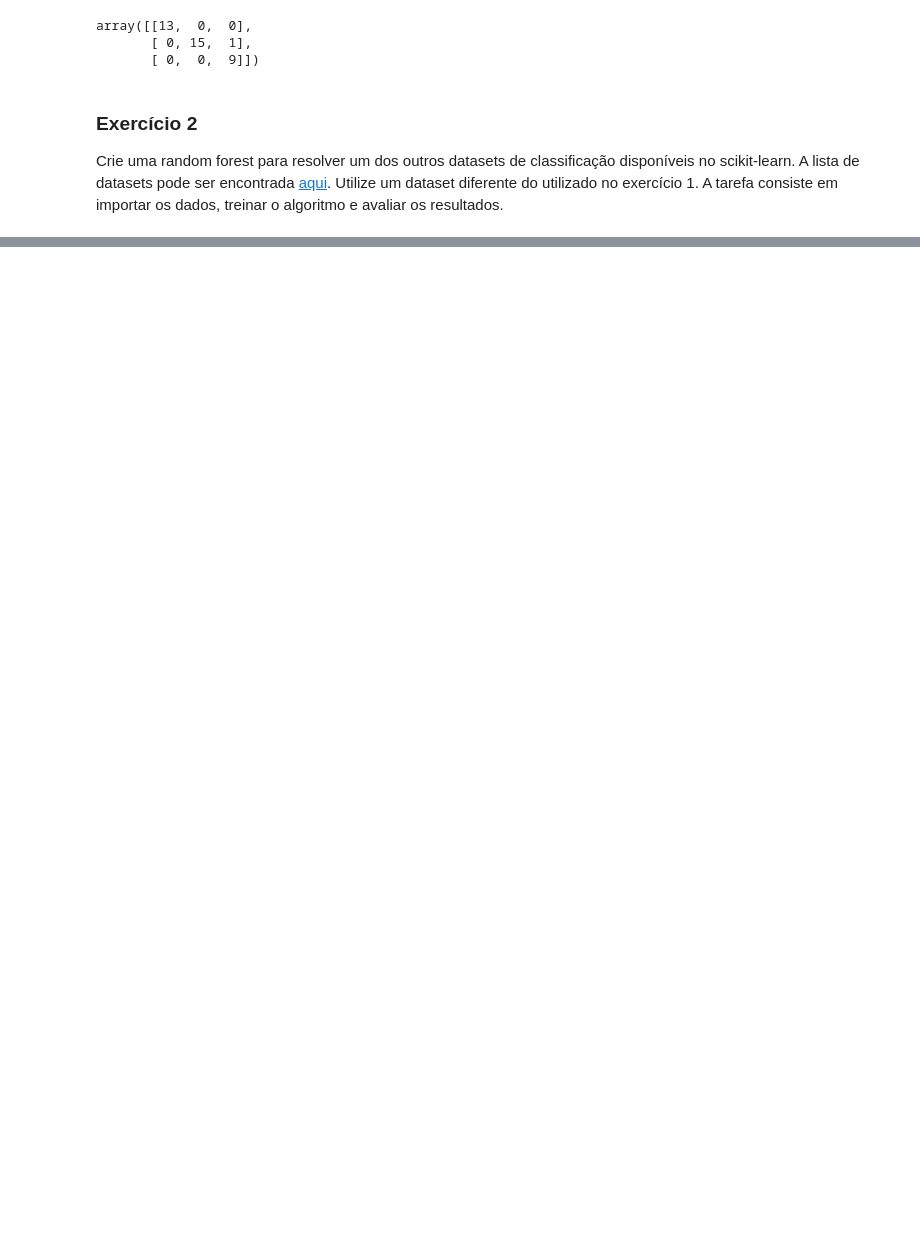
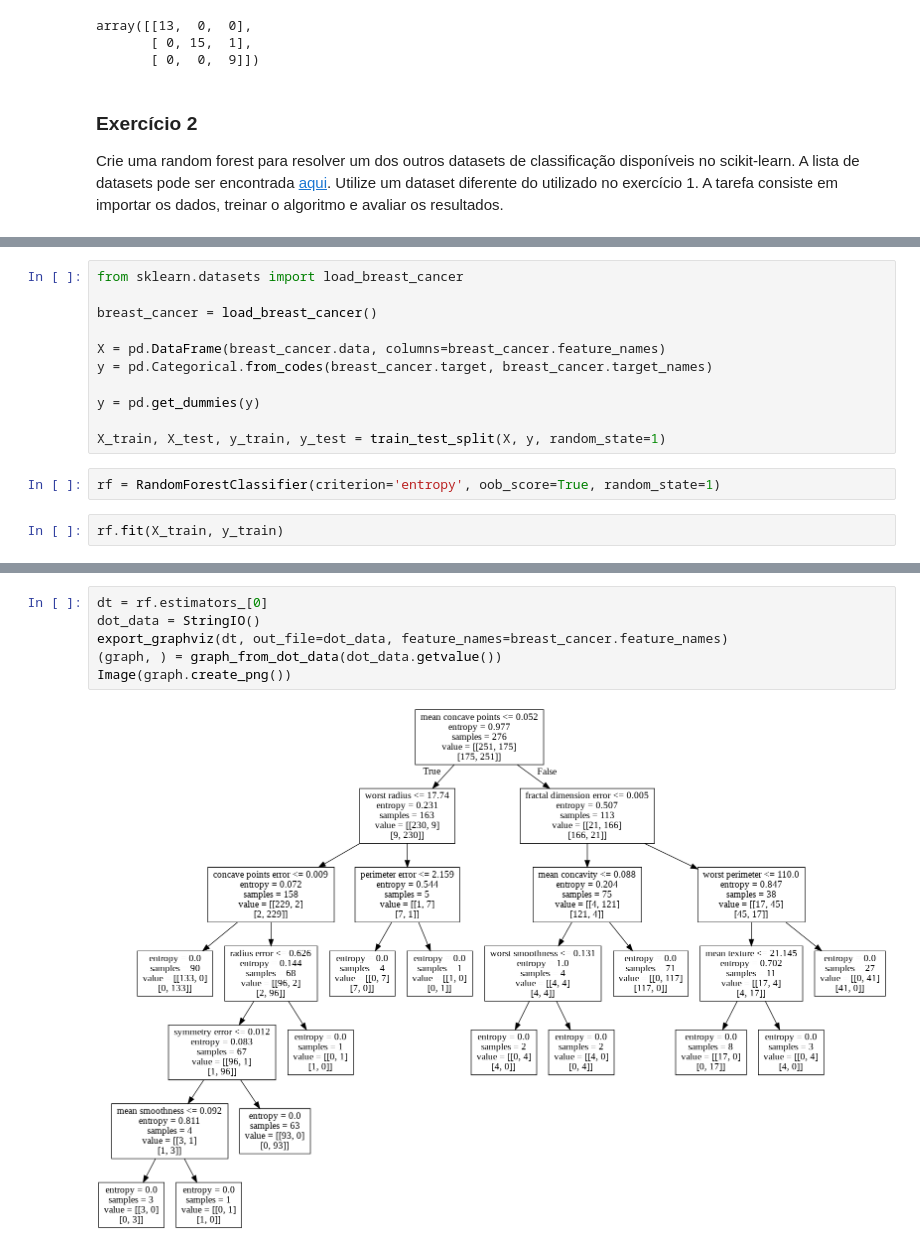
Before and after one commit to gabcastro/Unisinos-IA-Exercicios, a Jupyter notebook: aula-10/Aula_10.ipynb, the cells around one changed output, grey strips where cells are left out. Saved outputs shown, nothing was run; the diff lists cells and outputs as text; blank space fills up the shorter version.

Commit message:
Add a classification using regression model and a sklearn data set

```diff
--- a/aula-10/Aula_10.ipynb
+++ b/aula-10/Aula_10.ipynb
@@ -314,0 +364,15 @@ Crie uma random forest para resolver um dos outros datasets de classificação d
+# %%
+from sklearn.datasets import load_breast_cancer
+
+breast_cancer = load_breast_cancer()
+
+X = pd.DataFrame(breast_cancer.data, columns=breast_cancer.feature_names)
+y = pd.Categorical.from_codes(breast_cancer.target, breast_cancer.target_names)
+
+y = pd.get_dummies(y)
+
+X_train, X_test, y_train, y_test = train_test_split(X, y, random_state=1)
+# %%
+rf = RandomForestClassifier(criterion='entropy', oob_score=True, random_state=1)
+# %%
+rf.fit(X_train, y_train)
@@ -314,0 +388,8 @@ Crie uma random forest para resolver um dos outros datasets de classificação d
+# %%
+dt = rf.estimators_[0]
+dot_data = StringIO()
+export_graphviz(dt, out_file=dot_data, feature_names=breast_cancer.feature_names)
+(graph, ) = graph_from_dot_data(dot_data.getvalue())
+Image(graph.create_png())
+# %% [output]
+[figure, added]
```
Also changed, not shown: parts of 14 cells of this notebook.
